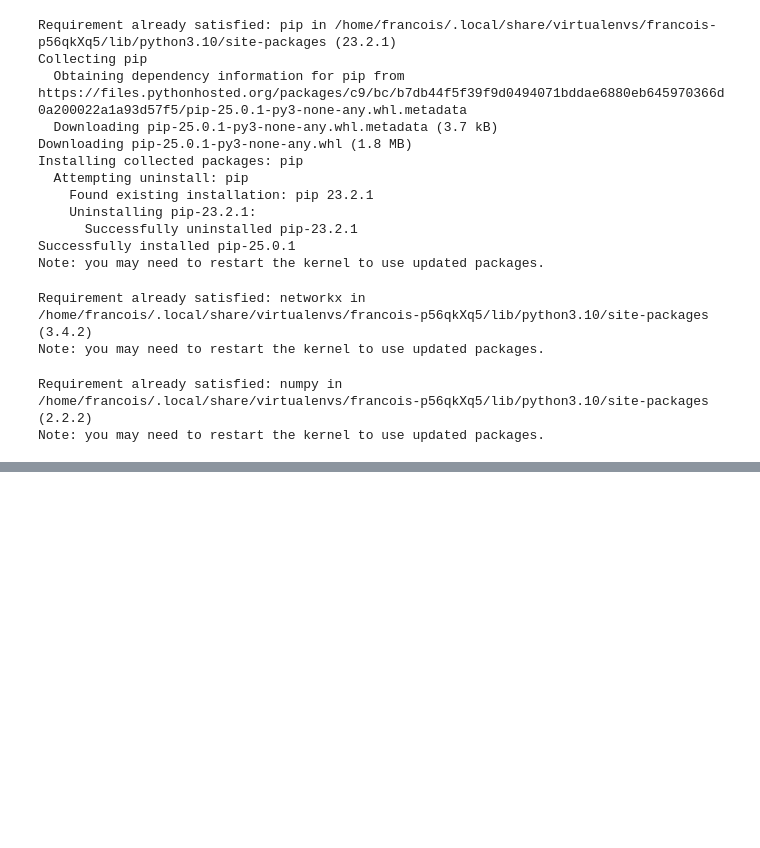
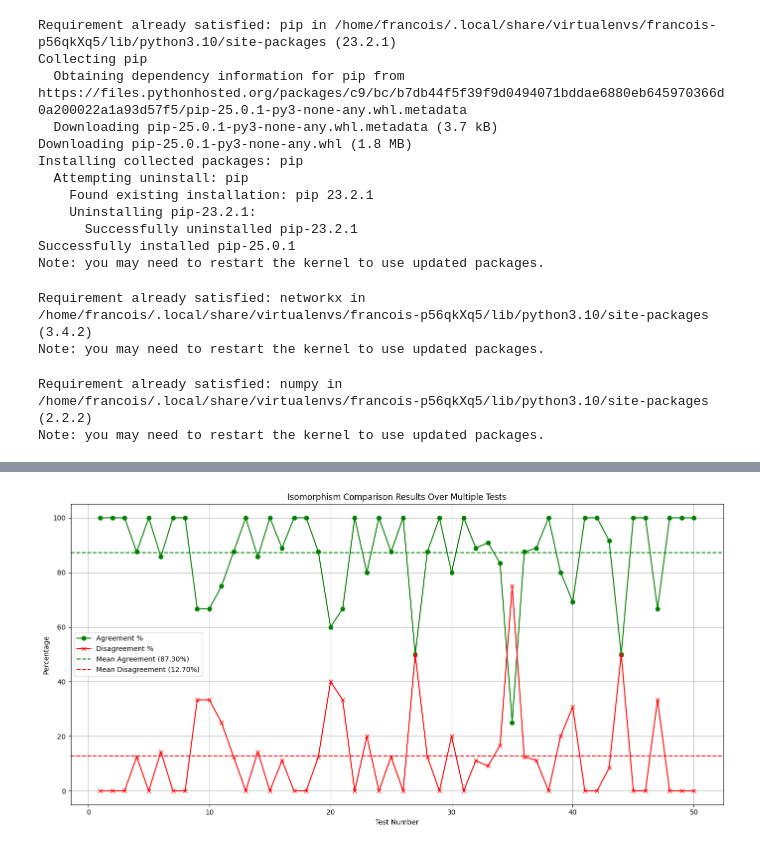
Before and after one commit to Alej0prepper/DAA-project-2024-2025, a Jupyter notebook: src/main.ipynb, the cells around one changed output, grey strips where cells are left out. Drawn from its saved outputs; the diff is of its cells as text; code cells hidden in the pictures; blank space fills up the shorter version.

Commit message:
feat/add tests

```diff
--- a/src/main.ipynb
+++ b/src/main.ipynb
@@ -29,6 +49,9 @@ import random
 import numpy as np
 from aristas import comparar_subgrafos
 from ullman_algorithm import ullman_algorithm
+import matplotlib.pyplot as plt
+import time
+from ullman_tester_graphs import generate_mermaid_diagrams
 
 def generate_random_graph(n, m):
     """Generate a random graph with n nodes and m edges."""
@@ -47,6 +70,15 @@ def generate_random_graph(n, m):
     G.add_edges_from(edges)
     return G
 
+def save_graph_details(results_file, test_number, graph1_adj, graph2_adj, result):
+    results_file.write(f"\nTest {test_number}:\n")
+    results_file.write(f"Graph 1 adjacency matrix:\n{graph1_adj}\n")
+    results_file.write(f"Graph 2 adjacency matrix:\n{graph2_adj}\n")
+    results_file.write(f"Result: {'Agreement' if result else 'Disagreement'}\n")
+
+ullman_times = []
+edge_verification_times = []
+
 def compare_isomorphisms(G1, G2):
     """Compare isomorphism results from Ullman and edge verification methods."""
     if len(G1.nodes) == 0 or len(G2.nodes) == 0:
@@ -57,10 +89,50 @@ def compare_isomorphisms(G1, G2):
     G1_adj = nx.to_numpy_array(G1)
     G2_adj = nx.to_numpy_array(G2)
 
+    # Time Ullman algorithm
+    start_time_ullman = time.time()
     ullman_result = ullman_algorithm(G1_adj, G2_adj)
+    ullman_time = time.time() - start_time_ullman
+    ullman_times.append(ullman_time)
+
+    # Time edge verification method
+    start_time_edge = time.time()
     edge_verification_result = comparar_subgrafos(G1_adj, G2_adj)
+    edge_verification_time = time.time() - start_time_edge
+    edge_verification_times.append(edge_verification_time)
+
+    test_cases = [
+        {"id": 1, "G": G1_adj, "P": G2_adj}
+    ]
+    if ullman_result == edge_verification_result:
+        markdown_content = generate_mermaid_diagrams(test_cases)
+        print(markdown_content)
 
     return ullman_result == edge_verification_result
+
+def plot_execution_times():
+    """Plot the execution times for both algorithms."""
+    import matplotlib.pyplot as plt
+
+    tests = list(range(1, len(ullman_times) + 1))
+    mean_ullman = np.mean(ullman_times)
+    mean_edge_verification = np.mean(edge_verification_times)
+
+    plt.figure(figsize=(12, 6))
+    plt.plot(tests, ullman_times, label='Ullman Algorithm Time', marker='o')
+    plt.plot(tests, edge_verification_times, label='Edge Verification Time', marker='x')
+    plt.axhline(mean_ullman, color='r', linestyle='--', label=f'Mean Ullman Time: {mean_ullman:.4f}s')
+    plt.axhline(mean_edge_verification, color='g', linestyle='--', label=f'Mean Edge Verification Time: {mean_edge_verification:.4f}s')
+
+    plt.xlabel('Test Number')
+    plt.ylabel('Execution Time (s)')
+    plt.title('Execution Time Comparison')
+    plt.legend()
+    plt.grid(True)
+    plt.show()
+
+agreement_percentages = []
+disagreement_percentages = []
 
 def run_tests(num_tests, num_graphs, max_nodes, max_edges, results_filename):
     """Run multiple tests and save results."""
@@ -85,15 +157,18 @@ def run_tests(num_tests, num_graphs, max_nodes, max_edges, results_filename):
             agreements = 0
             disagreements = 0
 
+            subtest = 0
             for i in range(num_graphs):
                 for j in range(i + 1, num_graphs):
                     result = compare_isomorphisms(graphs[i], graphs[j])
                     if result is not None:
+                        subtest += 1
                         total_comparisons += 1
                         if result:
                             agreements += 1
                         else:
                             disagreements += 1
+                        save_graph_details(results_file, f"{test+1}.{subtest}", nx.to_numpy_array(graphs[i]), nx.to_numpy_array(graphs[j]), result)
 
             agreement_percentage = (agreements / total_comparisons) * 100 if total_comparisons > 0 else 0
             disagreement_percentage = (disagreements / total_comparisons) * 100 if total_comparisons > 0 else 0
@@ -101,8 +176,9 @@ def run_tests(num_tests, num_graphs, max_nodes, max_edges, results_filename):
             agreements_list.append(agreement_percentage)
             disagreements_list.append(disagreement_percentage)
 
-            results_file.write(f"Test {test+1}: Agreement {agreement_percentage:.2f}%, Disagreement {disagreement_percentage:.2f}%\n")
-            print(f"Test {test+1}: Agreement {agreement_percentage:.2f}%, Disagreement {disagreement_percentage:.2f}%\n")
+    global agreement_percentages, disagreement_percentages
+    agreement_percentages = agreements_list
+    disagreement_percentages = disagreements_list
 
     mean_agreement = np.mean(agreements_list)
     mean_disagreement = np.mean(disagreements_list)
@@ -110,5 +186,31 @@ def run_tests(num_tests, num_graphs, max_nodes, max_edges, results_filename):
     print(f"\nMean Agreement: {mean_agreement:.2f}%")
     print(f"Mean Disagreement: {mean_disagreement:.2f}%")
 
+
 run_tests(num_tests=50, num_graphs=6, max_nodes=6, max_edges=90, results_filename="isomorphism_results.txt")
+
+def plot_isomorphism_results(agreements, disagreements):
+    tests = range(1, len(agreements) + 1)
+    mean_agreement = np.mean(agreements)
+    mean_disagreement = np.mean(disagreements)
+
+    plt.figure(figsize=(14, 7))
+    plt.plot(tests, agreements, marker='o', label='Agreement %', color='green')
+    plt.plot(tests, disagreements, marker='x', label='Disagreement %', color='red')
+
+    # Plotting mean lines
+    plt.axhline(y=mean_agreement, color='green', linestyle='--', label=f'Mean Agreement ({mean_agreement:.2f}%)')
+    plt.axhline(y=mean_disagreement, color='red', linestyle='--', label=f'Mean Disagreement ({mean_disagreement:.2f}%)')
+
+
+    plt.title('Isomorphism Comparison Results Over Multiple Tests')
+    plt.xlabel('Test Number')
+    plt.ylabel('Percentage')
+    plt.legend()
+    plt.grid(True)
+    plt.tight_layout()
+    plt.show()
+
+plot_isomorphism_results(agreement_percentages, disagreement_percentages)
+plot_execution_times()
 # %% [output]
@@ -131,0 +234 @@ Mean Disagreement: 12.48%
+[figure, added]
```
Also changed, not shown: parts of 2 cells of this notebook, 3 other files.
